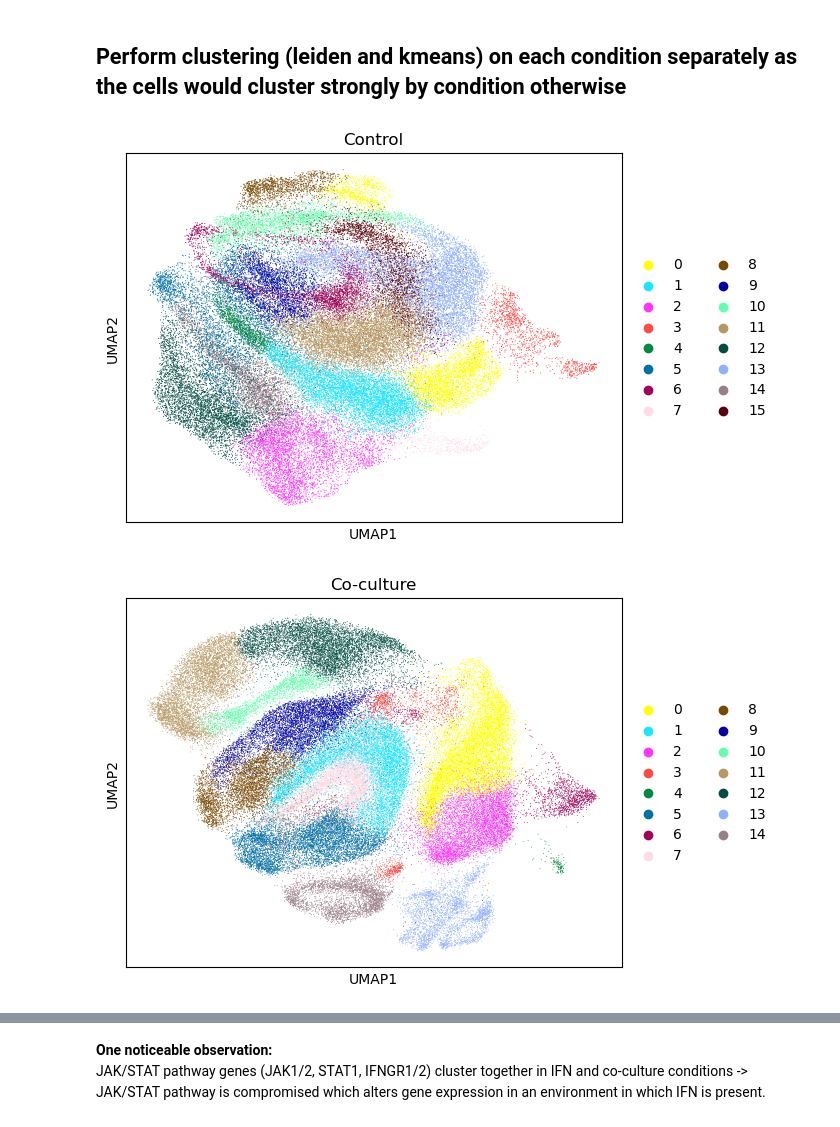
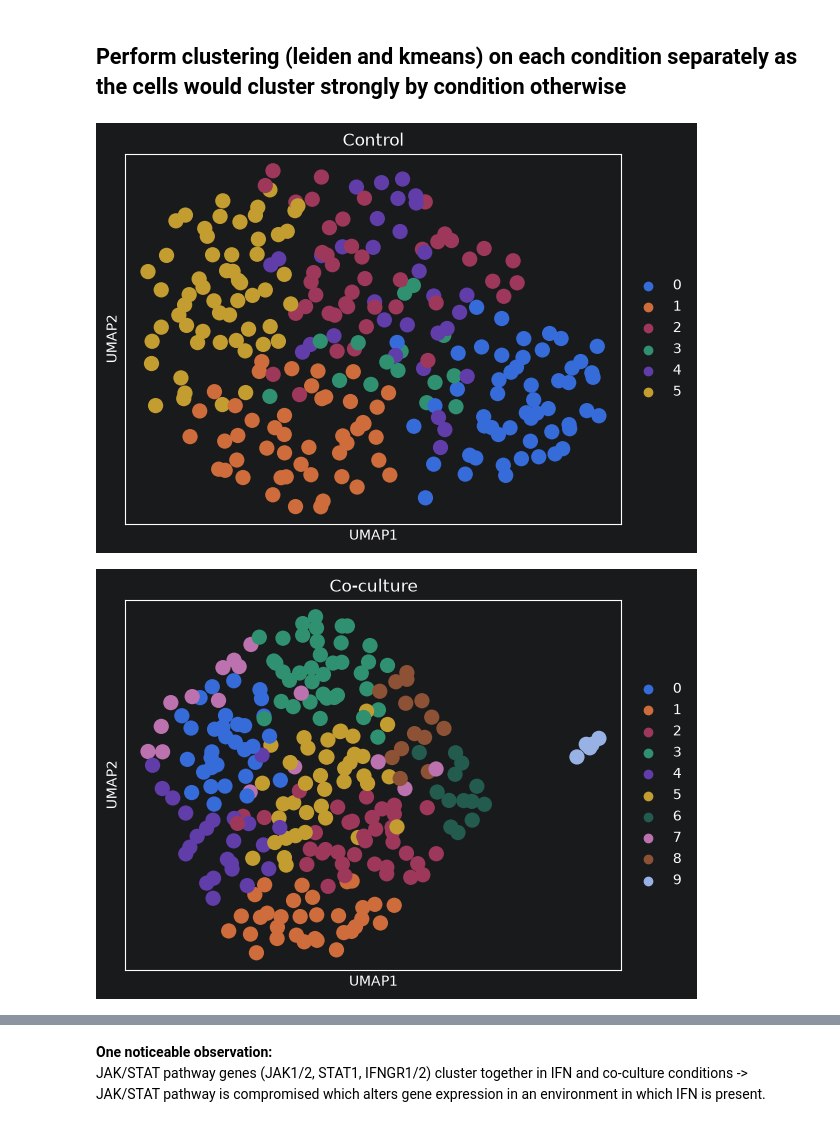
Before and after one commit to leventetn/SingleCellCourse_TA-LTN, a Jupyter notebook: notebooks/perturbation_clustering.ipynb, the cells around one changed output, grey strips where cells are left out. Saved outputs shown, nothing was run; the diff lists cells and outputs as text; code cells hidden in the pictures.

Commit message:
Aggregate rows by perturbation using mean gene expression

```diff
--- a/notebooks/perturbation_clustering.ipynb
+++ b/notebooks/perturbation_clustering.ipynb
@@ -11,32 +11,47 @@ seed = 123
 # %% [markdown]
 ## Read the pre-processed dataset (see Task 1)
 # %%
-data_dir = '../../data/frangieh'
-adata = sc.read_h5ad(f"{data_dir}/dataset_pp_tim.h5ad")
+data_dir = '../data/frangieh'
+adata = sc.read_h5ad(f"{data_dir}/dataset_hv_tim.h5ad")
 # %% [markdown]
 ## Define functions for clustering (including visualizatino with UMAP) and the required dimensionality reduction
 # %%
 from sklearn.cluster import KMeans
 #from sklearn.metrics import adjusted_rand_score
+
+def aggregate_perturbations(adata):
+    # Combine all cells with the same perturbation by mean expression value per gene
+    treatment = adata.obs.perturbation_2.values[0]
+    adata = sc.get.aggregate(adata, by='perturbation', func='mean')
+    adata.X = adata.layers['mean'].copy()
+    adata.obs['perturbation_2'] = treatment
+    return adata
 
 def leiden(adata, resolution=1, title=None):
     sc.tl.leiden(adata, resolution=resolution, flavor='igraph', n_iterations=2, directed=False)
     sc.pl.umap(adata, color='leiden', title=title)
 
-def kmeans(adata, k=8, title=None):
+def cl_kmeans(adata, k=8, plot=False, title=None):
     sc.pp.pca(adata, n_comps=50)
     X_pca = adata.obsm['X_pca']
     kmeans = KMeans(n_clusters=k, random_state=seed).fit(X_pca)
     adata.obs['kmeans'] = kmeans.labels_.astype(str)
-    sc.pl.umap(adata, color='kmeans', title=title)
+    if plot:
+        sc.pl.umap(adata, color='kmeans', title=title)
+    return kmeans
 
 def louvain(adata, resolution=1, title=None):
     sc.tl.louvain(adata, resolution=resolution)
     sc.pl.umap(adata, color='louvain', title=title)
 # %%
-adata_ctl = adata[adata.obs.perturbation_2.eq('Control')]
-adata_IFN = adata[adata.obs.perturbation_2.eq('Co-culture')]
-adata_co = adata[adata.obs.perturbation_2.eq('IFNγ')]
+adata_ctl = adata[adata.obs['perturbation_2'].eq('Control')]
+adata_ctl = aggregate_perturbations(adata_ctl)
+
+adata_IFN = adata[adata.obs['perturbation_2'].eq('Co-culture')]
+adata_IFN = aggregate_perturbations(adata_IFN)
+
+adata_co = adata[adata.obs['perturbation_2'].eq('IFNγ')]
+adata_co = aggregate_perturbations(adata_co)
 # %%
 def dim_reduction(adata):
     sc.pp.pca(adata)
@@ -50,7 +87,7 @@ dim_reduction(adata_co)
 ## Perform clustering (leiden and kmeans) on each condition separately as the cells would cluster strongly by condition otherwise
 # %%
 for condition_data in [adata_ctl, adata_IFN, adata_co]:
-    leiden(condition_data, 0.7, condition_data.obs.perturbation_2.values[0])
+    leiden(condition_data, 1, condition_data.obs.perturbation_2.values[0])
 # %% [output]
-[figure, old version]
+[figure, new version]
-[figure, old version]
+[figure, new version]
```
Also changed, not shown: parts of 13 cells of this notebook.
